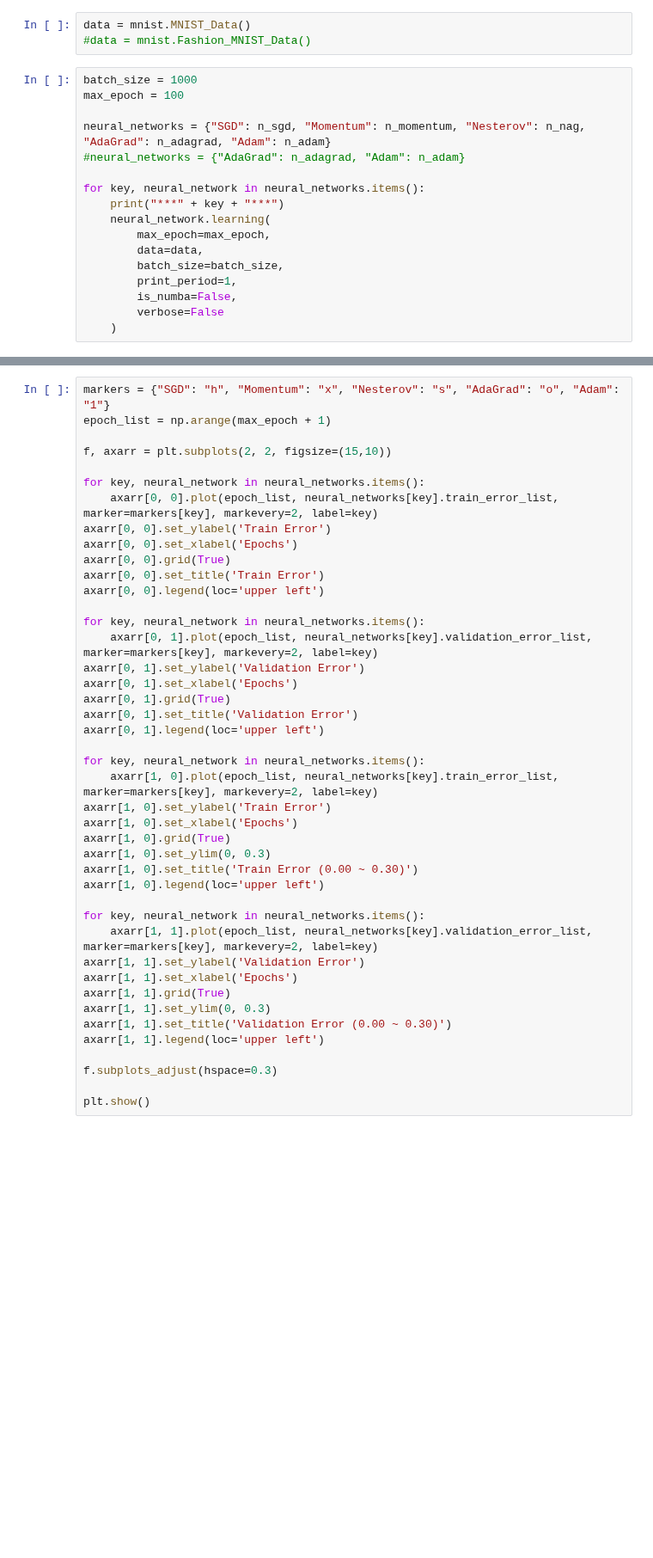
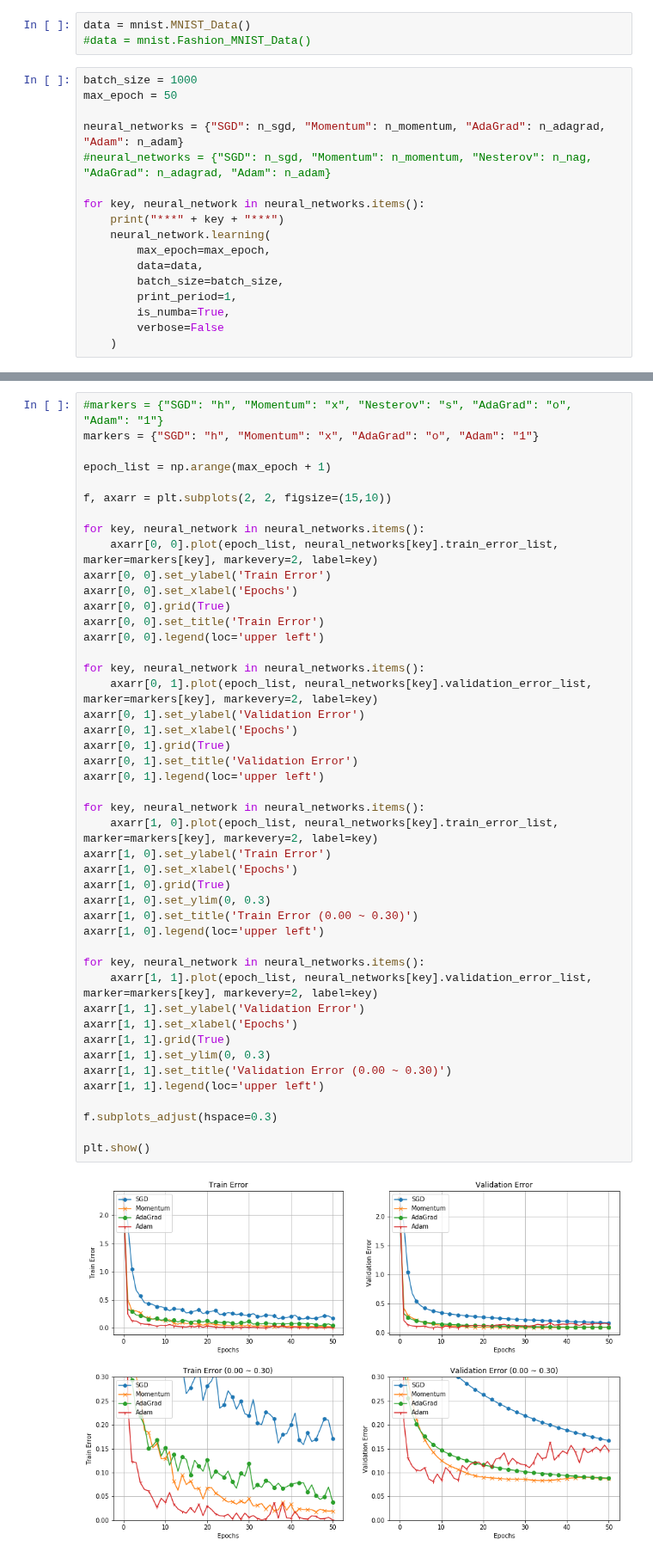
Before and after one commit to linklab/aiclass, a Jupyter notebook: 1632036005_youngjinkim/tensorflux/main/jupyter_notebook/multi_layer_optimizers_test.ipynb, the cells around one changed output, grey strips where cells are left out. Shown at 86% size. Drawn from its saved outputs; the diff is of its cells as text; blank space fills up the shorter version.

```diff
--- a/1632036005_youngjinkim/tensorflux/main/jupyter_notebook/multi_layer_optimizers_test.ipynb
+++ b/1632036005_youngjinkim/tensorflux/main/jupyter_notebook/multi_layer_optimizers_test.ipynb
@@ -103,10 +106,10 @@ data = mnist.MNIST_Data()
 #data = mnist.Fashion_MNIST_Data()
 # %%
 batch_size = 1000
-max_epoch = 100
+max_epoch = 50
 
-neural_networks = {"SGD": n_sgd, "Momentum": n_momentum, "Nesterov": n_nag, "AdaGrad": n_adagrad, "Adam": n_adam}
-#neural_networks = {"AdaGrad": n_adagrad, "Adam": n_adam}
+neural_networks = {"SGD": n_sgd, "Momentum": n_momentum, "AdaGrad": n_adagrad, "Adam": n_adam}
+#neural_networks = {"SGD": n_sgd, "Momentum": n_momentum, "Nesterov": n_nag, "AdaGrad": n_adagrad, "Adam": n_adam}
 
 for key, neural_network in neural_networks.items():
     print("***" + key + "***")
@@ -115,6 +118,6 @@ for key, neural_network in neural_networks.items():
         data=data,
         batch_size=batch_size,
         print_period=1,
-        is_numba=False,
+        is_numba=True,
         verbose=False
     )
@@ -131,5 +157,7 @@ for key, neural_network in neural_networks.items():
 # %%
-markers = {"SGD": "h", "Momentum": "x", "Nesterov": "s", "AdaGrad": "o", "Adam": "1"}
+#markers = {"SGD": "h", "Momentum": "x", "Nesterov": "s", "AdaGrad": "o", "Adam": "1"}
+markers = {"SGD": "h", "Momentum": "x", "AdaGrad": "o", "Adam": "1"}
+
 epoch_list = np.arange(max_epoch + 1)
 
 f, axarr = plt.subplots(2, 2, figsize=(15,10))
@@ -144,33 +172,35 @@ axarr[0, 0].legend(loc='upper left')
 
 for key, neural_network in neural_networks.items():
     axarr[0, 1].plot(epoch_list, neural_networks[key].validation_error_list, marker=markers[key], markevery=2, label=key)
 axarr[0, 1].set_ylabel('Validation Error')
 axarr[0, 1].set_xlabel('Epochs')
 axarr[0, 1].grid(True)
 axarr[0, 1].set_title('Validation Error')
 axarr[0, 1].legend(loc='upper left')
 
 for key, neural_network in neural_networks.items():
     axarr[1, 0].plot(epoch_list, neural_networks[key].train_error_list, marker=markers[key], markevery=2, label=key)
 axarr[1, 0].set_ylabel('Train Error')
 axarr[1, 0].set_xlabel('Epochs')
 axarr[1, 0].grid(True)
 axarr[1, 0].set_ylim(0, 0.3)
 axarr[1, 0].set_title('Train Error (0.00 ~ 0.30)')
 axarr[1, 0].legend(loc='upper left')
 
 for key, neural_network in neural_networks.items():
     axarr[1, 1].plot(epoch_list, neural_networks[key].validation_error_list, marker=markers[key], markevery=2, label=key)
 axarr[1, 1].set_ylabel('Validation Error')
 axarr[1, 1].set_xlabel('Epochs')
 axarr[1, 1].grid(True)
 axarr[1, 1].set_ylim(0, 0.3)
 axarr[1, 1].set_title('Validation Error (0.00 ~ 0.30)')
 axarr[1, 1].legend(loc='upper left')
 
 f.subplots_adjust(hspace=0.3)
 
 plt.show()
+# %% [output]
+[figure, added]
 # %%
 f, axarr = plt.subplots(2, 1, figsize=(15,10))
 
```
Also changed, not shown: parts of 5 cells of this notebook, 29 other files.
